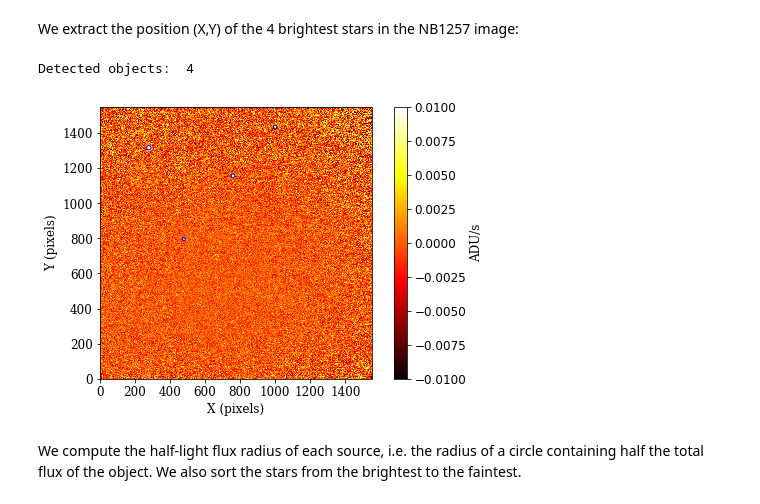
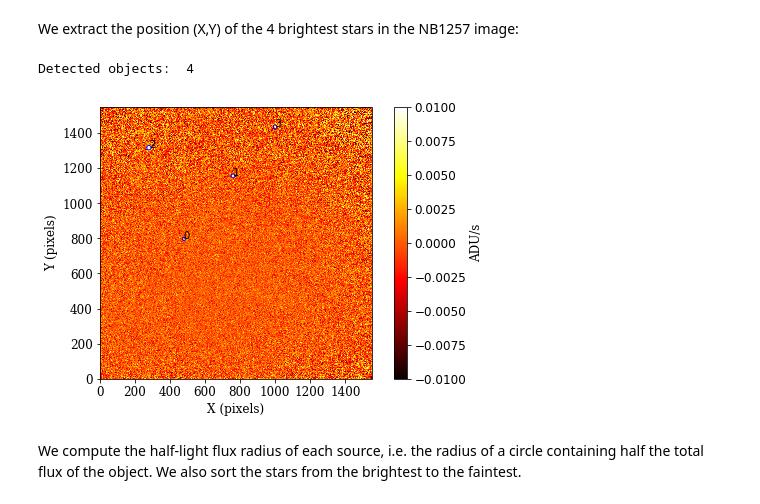
Before and after one commit to criscabe/CIRCE, a Jupyter notebook: code/Flux_calibration/Flux_calibration_I.ipynb, the cells around one changed output. Cells and saved outputs as stored; diff of their text form; code cells hidden in the pictures.

```diff
--- a/code/Flux_calibration/Flux_calibration_I.ipynb
+++ b/code/Flux_calibration/Flux_calibration_I.ipynb
@@ -62,35 +62,36 @@ objects, seg = sep.extract(data_sub_CIRCE, 3.5, err=bkg_rms, minarea=100, filter
 
 
 # how many objects were detected
 
 print('Detected objects: ', len(objects))
 
 ###################################
 
-# plot background-subtracted image
+# plot background-subtracted CIRCE image with the detected objects
 
 fig, ax = plt.subplots(figsize=(8,5))
 cmap = ax.imshow(data_sub_CIRCE, interpolation='nearest', cmap='hot', aspect='equal', origin='lower',vmin=-0.01, vmax=0.01)
 ax.set_xlabel('X (pixels)', fontsize=12,family='serif')
 ax.set_ylabel('Y (pixels)', fontsize=12,family='serif')
 cb = plt.colorbar(cmap)
 cb.ax.tick_params(labelsize=12)
 cb.set_label('ADU/s', fontsize=12,family='serif')
 plt.yticks(fontname = 'serif', size=12)
 plt.xticks(fontname = 'serif', size=12)
 # plot an ellipse for each object
 for i in range(len(objects)):
     e = Ellipse(xy=(objects['x'][i], objects['y'][i]),
                          width=6*objects['a'][i],
                          height=6*objects['b'][i],
                          angle=objects['theta'][i] * 180. / np.pi)
     e.set_facecolor('none')
     e.set_edgecolor('blue')
     ax.add_artist(e)
+    plt.text(objects['x'][i], objects['y'][i], i)
 plt.show()
 # %% [output]
 Detected objects:  4
-[figure, old version]
+[figure, new version]
 # %% [markdown]
 We compute the half-light flux radius of each source, i.e. the radius of a circle containing half the total flux of the object. We also sort the stars from the brightest to the faintest.
 # %%
```
Also changed, not shown: parts of 7 cells of this notebook.
